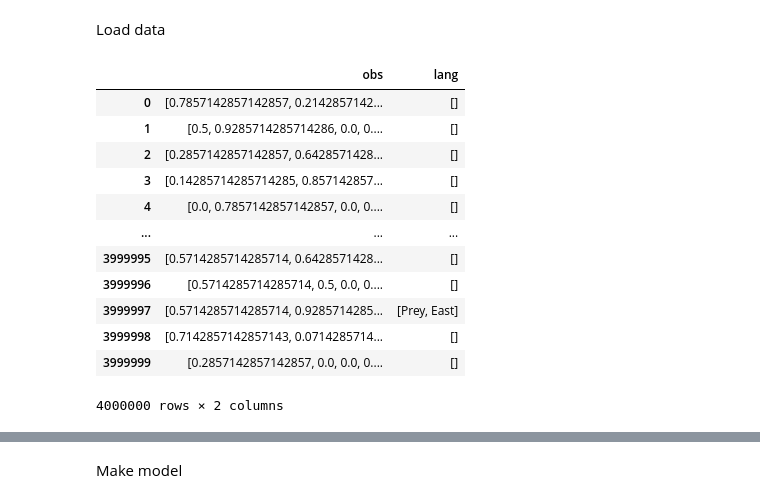
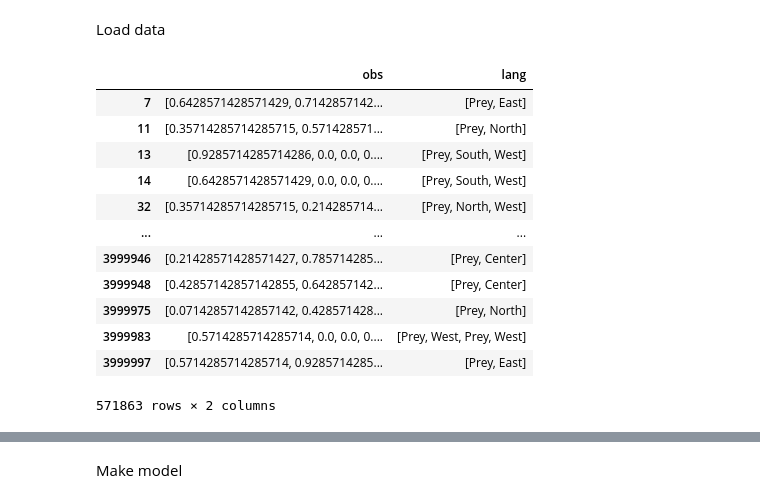
Before and after one commit to Maxtoq/MADRL-PhD-Thesis-Code, a Jupyter notebook: algorithms/LGMARL_new/Pretrain LM descriptor.ipynb, the cells around one changed output, grey strips where cells are left out. Cells and saved outputs as stored; diff of their text form; code cells hidden in the pictures.

```diff
--- a/algorithms/LGMARL_new/Pretrain LM descriptor.ipynb
+++ b/algorithms/LGMARL_new/Pretrain LM descriptor.ipynb
@@ -2,25 +2,34 @@
 Load data
 # %%
 import pandas as pd
+import random
 import json
 
 df = pd.read_csv("../../results/data/lamarl_data/PPrgb_15.csv", index_col=0)
 df = df.fillna('')
+
+# Drop majority of rows with empty message
+drop_ids = df.index[df["lang"] == ''].tolist()
+#drop_ids = random.sample(df.index[df["lang"] == ''].tolist(), 3400000)
+df = df.drop(drop_ids)
+
+
+# Prepare data
 df["lang"] = df["lang"].apply(lambda x: x.split(" "))
 df["obs"] = df["obs"].apply(json.loads)
 df
 # %% [output]
 |  | obs | lang |
-| 0 | [0.7857142857142857, 0.2142857142... | [] |
-| 1 | [0.5, 0.9285714285714286, 0.0, 0.... | [] |
-| 2 | [0.2857142857142857, 0.6428571428... | [] |
-| 3 | [0.14285714285714285, 0.857142857... | [] |
-| 4 | [0.0, 0.7857142857142857, 0.0, 0.... | [] |
+| 7 | [0.6428571428571429, 0.7142857142... | [Prey, East] |
+| 11 | [0.35714285714285715, 0.571428571... | [Prey, North] |
+| 13 | [0.9285714285714286, 0.0, 0.0, 0.... | [Prey, South, West] |
+| 14 | [0.6428571428571429, 0.0, 0.0, 0.... | [Prey, South, West] |
+| 32 | [0.35714285714285715, 0.214285714... | [Prey, North, West] |
 | ... | ... | ... |
-| 3999995 | [0.5714285714285714, 0.6428571428... | [] |
-| 3999996 | [0.5714285714285714, 0.5, 0.0, 0.... | [] |
+| 3999946 | [0.21428571428571427, 0.785714285... | [Prey, Center] |
+| 3999948 | [0.42857142857142855, 0.642857142... | [Prey, Center] |
+| 3999975 | [0.07142857142857142, 0.428571428... | [Prey, North] |
+| 3999983 | [0.5714285714285714, 0.0, 0.0, 0.... | [Prey, West, Prey, West] |
 | 3999997 | [0.5714285714285714, 0.9285714285... | [Prey, East] |
-| 3999998 | [0.7142857142857143, 0.0714285714... | [] |
-| 3999999 | [0.2857142857142857, 0.0, 0.0, 0.... | [] |
-4000000 rows × 2 columns
+571863 rows × 2 columns
 # %%
```
Also changed, not shown: parts of 13 cells of this notebook, 6 other files.
